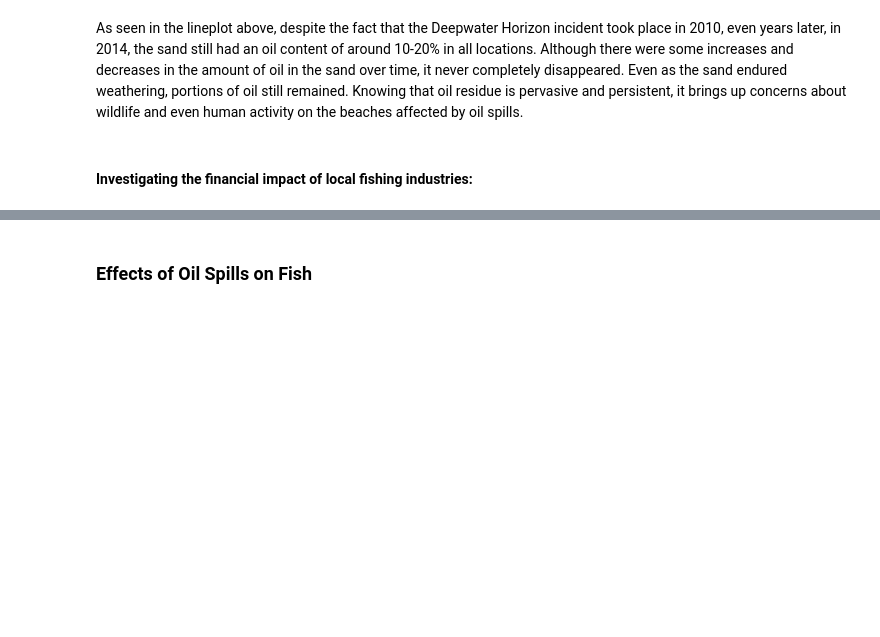
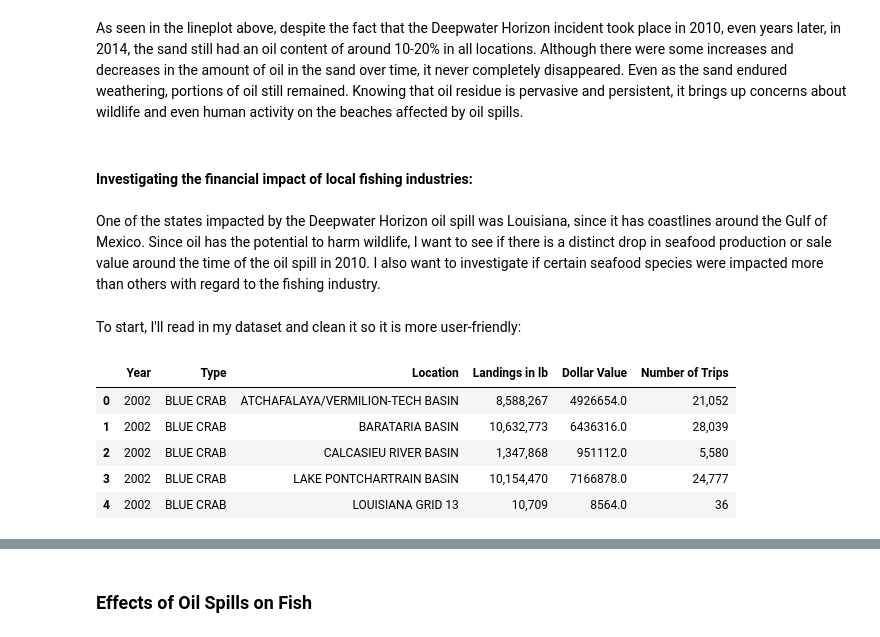
Before and after one commit to gbugieda/final-367-datascience, a Jupyter notebook: Final.ipynb, the cells around one changed output, grey strips where cells are left out. Cells and saved outputs as stored; diff of their text form; code cells hidden in the pictures; blank space fills up the shorter version.

```diff
--- a/Final.ipynb
+++ b/Final.ipynb
@@ -233,3 +202,17 @@ plt.show()
 As seen in the lineplot above, despite the fact that the Deepwater Horizon incident took place in 2010, even years later, in 2014, the sand still had an oil content of around 10-20% in all locations.  Although there were some increases and decreases in the amount of oil in the sand over time, it never completely disappeared.  Even as the sand endured weathering, portions of oil still remained.  Knowing that oil residue is pervasive and persistent, it brings up concerns about wildlife and even human activity on the beaches affected by oil spills.
 # %% [markdown]
 #### Investigating the financial impact of local fishing industries:
+# %% [markdown]
+One of the states impacted by the Deepwater Horizon oil spill was Louisiana, since it has coastlines around the Gulf of Mexico.  Since oil has the potential to harm wildlife, I want to see if there is a distinct drop in seafood production or sale value around the time of the oil spill in 2010.  I also want to investigate if certain seafood species were impacted more than others with regard to the fishing industry.
+# %% [markdown]
+To start, I'll read in my dataset and clean it so it is more user-friendly:
+# %%
+la_fisheries = pd.read_csv('data/louisiana-fisheries.csv')
+la_fisheries.head()
+# %% [output]
+|  | Year | Type | Location | Landings in lb | Dollar Value | Number of Trips |
+| 0 | 2002 | BLUE CRAB | ATCHAFALAYA/VERMILION-TECH BASIN | 8,588,267 | 4926654.0 | 21,052 |
+| 1 | 2002 | BLUE CRAB | BARATARIA BASIN | 10,632,773 | 6436316.0 | 28,039 |
+| 2 | 2002 | BLUE CRAB | CALCASIEU RIVER BASIN | 1,347,868 | 951112.0 | 5,580 |
+| 3 | 2002 | BLUE CRAB | LAKE PONTCHARTRAIN BASIN | 10,154,470 | 7166878.0 | 24,777 |
+| 4 | 2002 | BLUE CRAB | LOUISIANA GRID 13 | 10,709 | 8564.0 | 36 |
```
Also changed, not shown: parts of 23 cells of this notebook, 2 other files.
